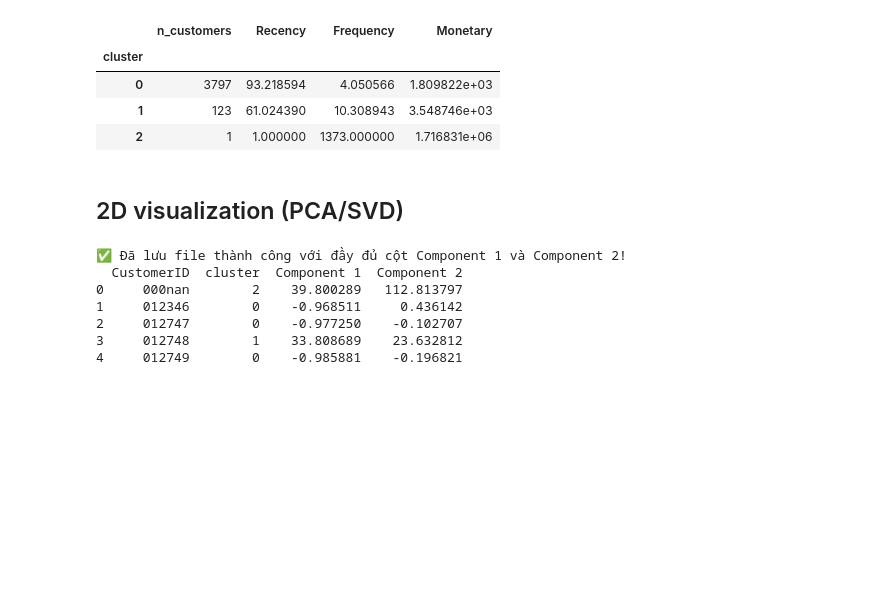
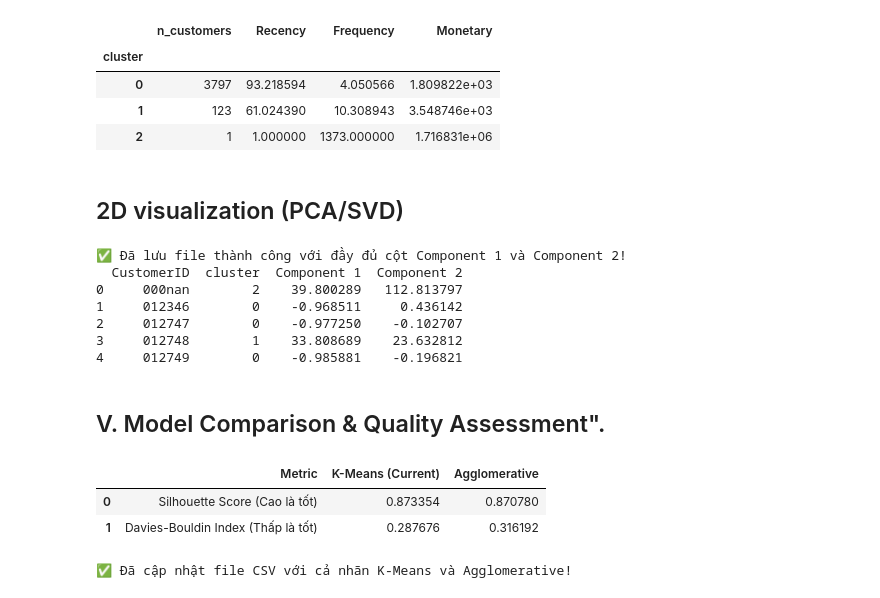
Before and after one commit to HoaiNammm/shop_cluster_, a Jupyter notebook: notebooks/runs/clustering_from_rules_run.ipynb, the cells around one changed output. Cells and saved outputs as stored; diff of their text form; code cells hidden in the pictures; blank space fills up the shorter version.

```diff
--- a/notebooks/runs/clustering_from_rules_run.ipynb
+++ b/notebooks/runs/clustering_from_rules_run.ipynb
@@ -227,3 +227,32 @@ if PLOT_2D:
 2     012747        0    -0.977250    -0.102707
 3     012748        1    33.808689    23.632812
 4     012749        0    -0.985881    -0.196821
+# %% [markdown]
+## V. Model Comparison & Quality Assessment".
+# %%
+from sklearn.cluster import AgglomerativeClustering
+from sklearn.metrics import silhouette_score, davies_bouldin_score
+
+# 1. Chạy mô hình Agglomerative (Đối trọng của K-Means)
+agg_clusterer = AgglomerativeClustering(n_clusters=3)
+agg_labels = agg_clusterer.fit_predict(X)
+
+# 2. Tính toán các Metric so sánh
+results = {
+    "Metric": ["Silhouette Score (Cao là tốt)", "Davies-Bouldin Index (Thấp là tốt)"],
+    "K-Means (Current)": [silhouette_score(X, labels), davies_bouldin_score(X, labels)],
+    "Agglomerative": [silhouette_score(X, agg_labels), davies_bouldin_score(X, agg_labels)]
+}
+
+comparison_df = pd.DataFrame(results)
+display(comparison_df)
+meta_out['cluster_agg'] = agg_labels
+
+# Lưu lại file CSV (ghi đè lên file cũ nhưng có thêm cột cluster_agg)
+meta_out.to_csv(OUTPUT_CLUSTER_PATH, index=False)
+print("✅ Đã cập nhật file CSV với cả nhãn K-Means và Agglomerative!")
+# %% [output]
+|  | Metric | K-Means (Current) | Agglomerative |
+| 0 | Silhouette Score (Cao là tốt) | 0.873354 | 0.870780 |
+| 1 | Davies-Bouldin Index (Thấp là tốt) | 0.287676 | 0.316192 |
+✅ Đã cập nhật file CSV với cả nhãn K-Means và Agglomerative!
```
Also changed, not shown: parts of 2 cells of this notebook, 9 other files.
